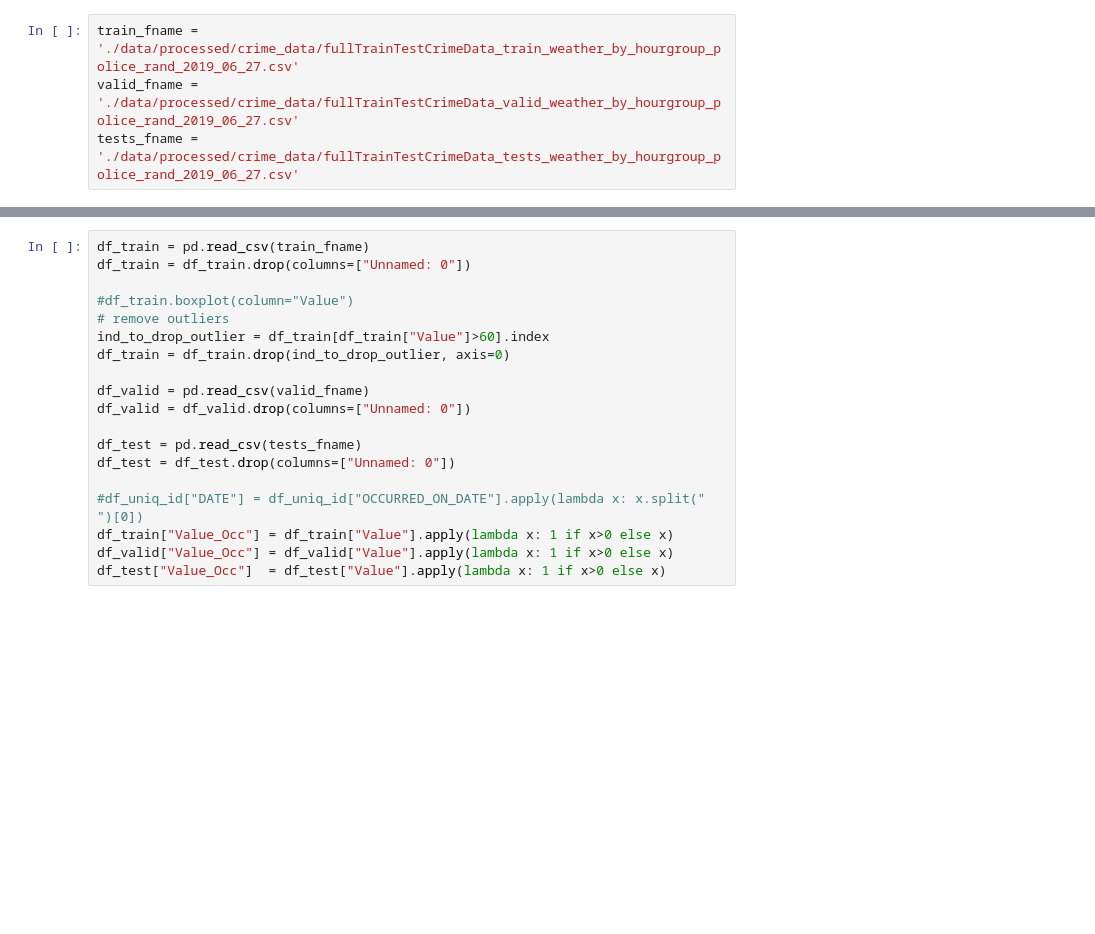
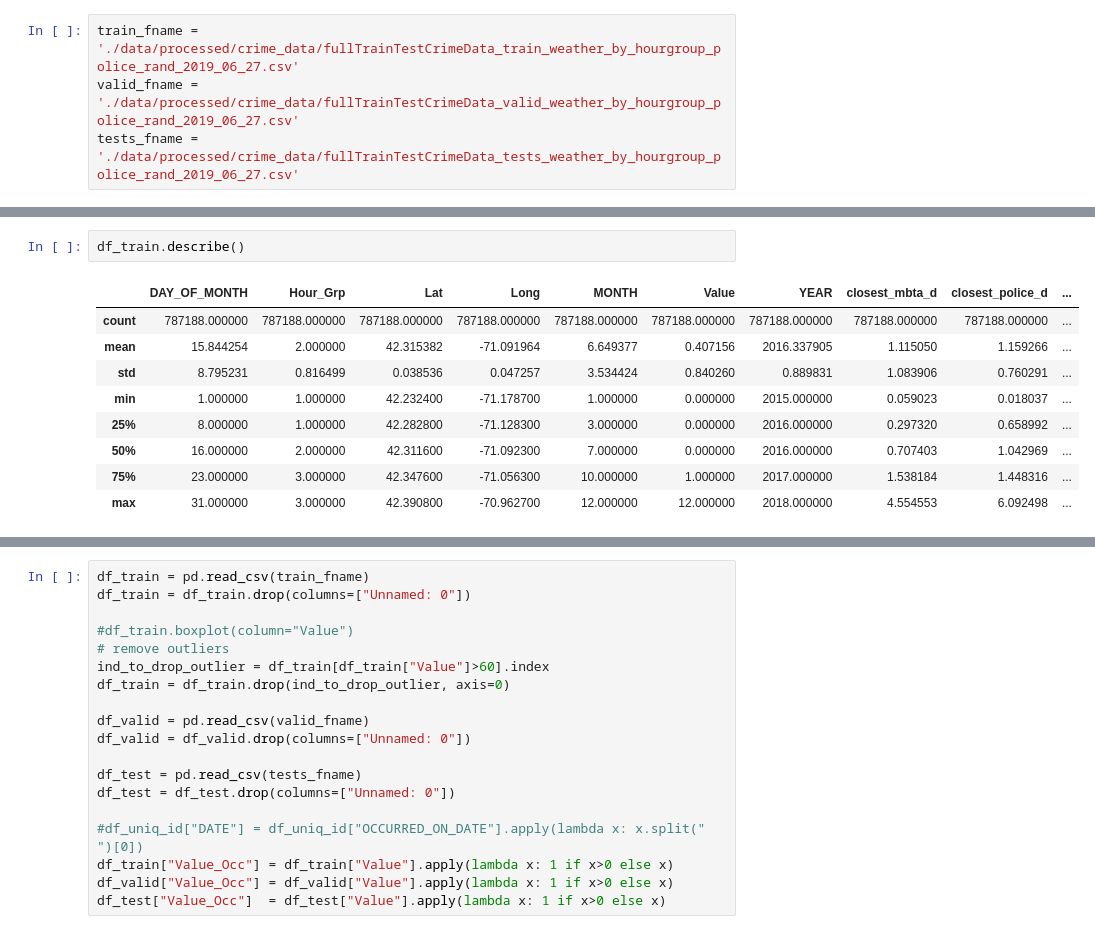
Before and after one commit to ahortian/insight_project, a Jupyter notebook: 05_EDA.ipynb, the cells around one changed output, grey strips where cells are left out. Cells and saved outputs as stored; diff of their text form; blank space fills up the shorter version.

```diff
--- a/05_EDA.ipynb
+++ b/05_EDA.ipynb
@@ -37,0 +58,12 @@ tests_fname = './data/processed/crime_data/fullTrainTestCrimeData_tests_weather_
+# %%
+df_train.describe()
+# %% [output]
+|  | DAY_OF_MONTH | Hour_Grp | Lat | Long | MONTH | Value | YEAR | closest_mbta_d | closest_police_d | ... |
+| count | 787188.000000 | 787188.000000 | 787188.000000 | 787188.000000 | 787188.000000 | 787188.000000 | 787188.000000 | 787188.000000 | 787188.000000 | ... |
+| mean | 15.844254 | 2.000000 | 42.315382 | -71.091964 | 6.649377 | 0.407156 | 2016.337905 | 1.115050 | 1.159266 | ... |
+| std | 8.795231 | 0.816499 | 0.038536 | 0.047257 | 3.534424 | 0.840260 | 0.889831 | 1.083906 | 0.760291 | ... |
+| min | 1.000000 | 1.000000 | 42.232400 | -71.178700 | 1.000000 | 0.000000 | 2015.000000 | 0.059023 | 0.018037 | ... |
+| 25% | 8.000000 | 1.000000 | 42.282800 | -71.128300 | 3.000000 | 0.000000 | 2016.000000 | 0.297320 | 0.658992 | ... |
+| 50% | 16.000000 | 2.000000 | 42.311600 | -71.092300 | 7.000000 | 0.000000 | 2016.000000 | 0.707403 | 1.042969 | ... |
+| 75% | 23.000000 | 3.000000 | 42.347600 | -71.056300 | 10.000000 | 1.000000 | 2017.000000 | 1.538184 | 1.448316 | ... |
+| max | 31.000000 | 3.000000 | 42.390800 | -70.962700 | 12.000000 | 12.000000 | 2018.000000 | 4.554553 | 6.092498 | ... |
```
Also changed, not shown: parts of 11 cells of this notebook.
